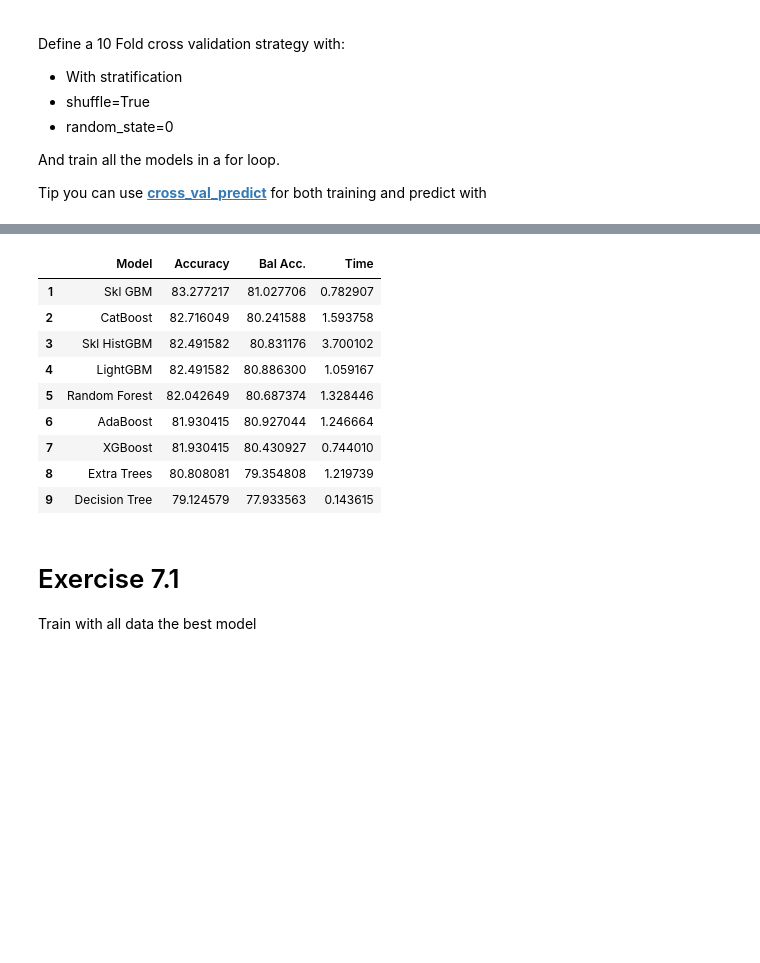
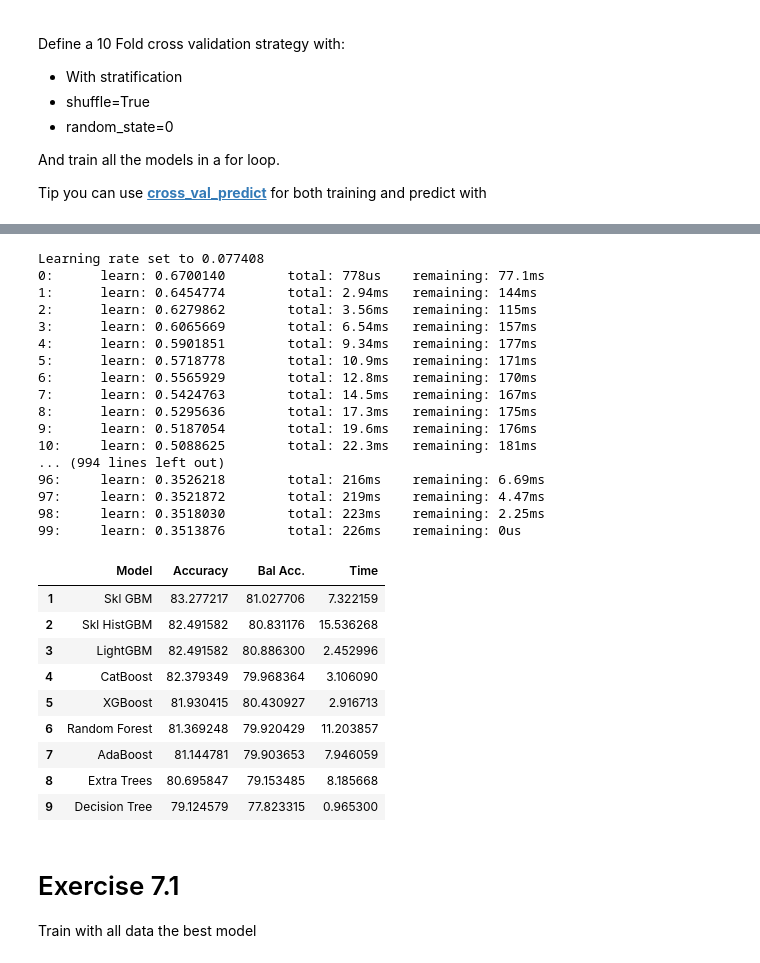
Before and after one commit to Kingsley-opoku/Strive_school_Exercise, a Jupyter notebook: Chapter 02/08. Robust ML/fe1_.ipynb, the cells around one changed output, grey strips where cells are left out. Cells and saved outputs as stored; diff of their text form; code cells hidden in the pictures; blank space fills up the shorter version.

```diff
--- a/Chapter 02/08. Robust ML/fe1_.ipynb
+++ b/Chapter 02/08. Robust ML/fe1_.ipynb
@@ -353,15 +313,15 @@ tree_classifiers["LightGBM"]
 """
 
 tree_classifiers = {
-  "Decision Tree": DecisionTreeClassifier(),
-  "Extra Trees":   ExtraTreesClassifier(n_estimators=100),
-  "Random Forest": RandomForestClassifier(n_estimators=100),
-  "AdaBoost":      AdaBoostClassifier(n_estimators=100),
-  "Skl GBM":       GradientBoostingClassifier(n_estimators=100),
-  "Skl HistGBM":   HistGradientBoostingClassifier(max_iter=100),
-  "XGBoost":       XGBClassifier(n_estimators=100),
-  "LightGBM":      LGBMClassifier(n_estimators=100),
-  "CatBoost":      CatBoostClassifier(n_estimators=100),
+  "Decision Tree": DecisionTreeClassifier(random_state=0),
+  "Extra Trees":   ExtraTreesClassifier(random_state=0),
+  "Random Forest": RandomForestClassifier(random_state=0),
+  "AdaBoost":      AdaBoostClassifier(random_state=0),
+  "Skl GBM":       GradientBoostingClassifier(random_state=0),
+  "Skl HistGBM":   HistGradientBoostingClassifier(random_state=0),
+  "XGBoost":       XGBClassifier(),
+  "LightGBM":      LGBMClassifier(random_state=0),
+  "CatBoost":      CatBoostClassifier(n_estimators=100, allow_writing_files=False)
 }
 
 tree_classifiers = {name: pipeline.make_pipeline(tree_prepro, model) for name, model in tree_classifiers.items()}
@@ -402,7 +361,7 @@ x_train, x_val, y_train, y_val = model_selection.train_test_split(
 )
 """
 
-results = pd.DataFrame({'Model': [], 'Accuracy': [], 'Bal Acc.': [], 'Time': []})
+
 
 """
 for model_name, model in tree_classifiers.items():
@@ -424,8 +383,9 @@ for model_name, model in tree_classifiers.items():
 
 """
 
-### BEGIN SOLUTION
-x_train, x_val, y_train, y_val = train_test_split(x, y,random_state=0,test_size=20)
+results = pd.DataFrame({'Model': [], 'Accuracy': [], 'Bal Acc.': [], 'Time': []})
+
+x_train, x_val, y_train, y_val = train_test_split(x, y,random_state=0,test_size=0.2,stratify=y)
 
 for model_name, model in tree_classifiers.items():
     start_time = time.time()
@@ -493,6 +480,21 @@ for model_name, model in tree_classifiers.items():
 
 """
 
+skf = StratifiedKFold(n_splits=10, shuffle=True, random_state=0)
+
+
+
+for model_name, model in tree_classifiers.items():
+
+    start_time = time.time()
+    pred = cross_val_predict(model, x, y, cv=skf)
+    total_time = time.time() - start_time
+    results = results.append({"Model":    model_name,
+                              "Accuracy": accuracy_score(y, pred)*100,
+                              "Bal Acc.": balanced_accuracy_score(y, pred)*100,
+                              "Time":     total_time},
+                              ignore_index=True)
+
 
 results_ord = results.sort_values(by=['Accuracy'], ascending=False, ignore_index=True)
 results_ord.index += 1
@@ -518,13 +513,30 @@ ms      remaining: 190ms
+Learning rate set to 0.077408
+0:      learn: 0.6700140        total: 778us    remaining: 77.1ms
+1:      learn: 0.6454774        total: 2.94ms   remaining: 144ms
+2:      learn: 0.6279862        total: 3.56ms   remaining: 115ms
+3:      learn: 0.6065669        total: 6.54ms   remaining: 157ms
+4:      learn: 0.5901851        total: 9.34ms   remaining: 177ms
+5:      learn: 0.5718778        total: 10.9ms   remaining: 171ms
+6:      learn: 0.5565929        total: 12.8ms   remaining: 170ms
+7:      learn: 0.5424763        total: 14.5ms   remaining: 167ms
+8:      learn: 0.5295636        total: 17.3ms   remaining: 175ms
+9:      learn: 0.5187054        total: 19.6ms   remaining: 176ms
+10:     learn: 0.5088625        total: 22.3ms   remaining: 181ms
+... (994 lines left out)
+96:     learn: 0.3526218        total: 216ms    remaining: 6.69ms
+97:     learn: 0.3521872        total: 219ms    remaining: 4.47ms
+98:     learn: 0.3518030        total: 223ms    remaining: 2.25ms
+99:     learn: 0.3513876        total: 226ms    remaining: 0us
 |  | Model | Accuracy | Bal Acc. | Time |
-| 1 | Skl GBM | 83.277217 | 81.027706 | 0.782907 |
-| 2 | CatBoost | 82.716049 | 80.241588 | 1.593758 |
-| 3 | Skl HistGBM | 82.491582 | 80.831176 | 3.700102 |
-| 4 | LightGBM | 82.491582 | 80.886300 | 1.059167 |
-| 5 | Random Forest | 82.042649 | 80.687374 | 1.328446 |
-| 6 | AdaBoost | 81.930415 | 80.927044 | 1.246664 |
-| 7 | XGBoost | 81.930415 | 80.430927 | 0.744010 |
-| 8 | Extra Trees | 80.808081 | 79.354808 | 1.219739 |
-| 9 | Decision Tree | 79.124579 | 77.933563 | 0.143615 |
+| 1 | Skl GBM | 83.277217 | 81.027706 | 7.322159 |
+| 2 | Skl HistGBM | 82.491582 | 80.831176 | 15.536268 |
+| 3 | LightGBM | 82.491582 | 80.886300 | 2.452996 |
+| 4 | CatBoost | 82.379349 | 79.968364 | 3.106090 |
+| 5 | XGBoost | 81.930415 | 80.430927 | 2.916713 |
+| 6 | Random Forest | 81.369248 | 79.920429 | 11.203857 |
+| 7 | AdaBoost | 81.144781 | 79.903653 | 7.946059 |
+| 8 | Extra Trees | 80.695847 | 79.153485 | 8.185668 |
+| 9 | Decision Tree | 79.124579 | 77.823315 | 0.965300 |
 # %%
 assert results_ord["Accuracy"].min() > 75
 assert results_ord["Bal Acc."].min() > 75
```
Also changed, not shown: parts of 18 cells of this notebook.
